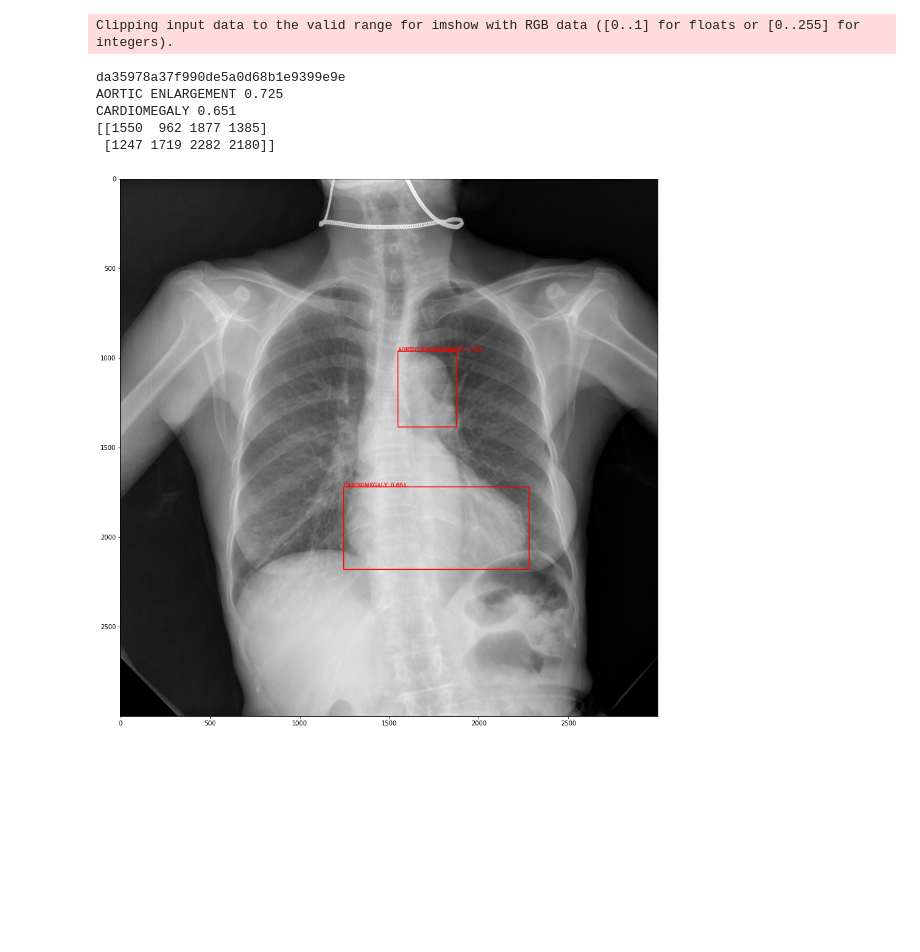
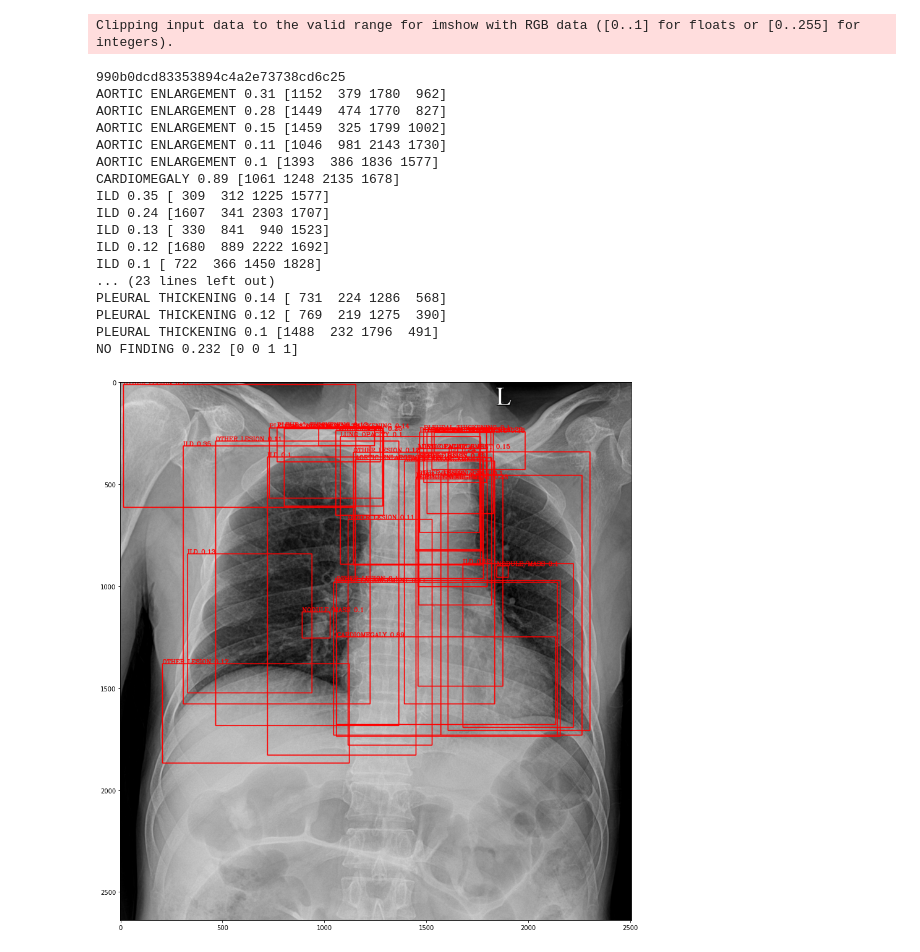
Before and after one commit to skull8888888/xray, a Jupyter notebook: predict.ipynb, the cells around one changed output. Saved outputs shown, nothing was run; the diff lists cells and outputs as text; code cells hidden in the pictures; blank space fills up the shorter version.

```diff
--- a/predict.ipynb
+++ b/predict.ipynb
@@ -18,7 +18,7 @@ from ensemble_boxes import *
 from matplotlib.pyplot import imshow
 from PIL import Image
 # %%
-def plot_image(img_path, boxes, labels):
+def plot_image(img_path, boxes, labels, scores,  score_thr=0.0):
 
     image = cv2.imread(img_path)
     image = cv2.cvtColor(image, cv2.COLOR_BGR2RGB)
@@ -43,12 +43,16 @@ def plot_image(img_path, boxes, labels):
         { 'id':14, 'name': 'No finding'},
     ]
 
-    plt.figure(figsize=(10,10))
+    plt.figure(figsize=(16,16))
 
-    for box,label in zip(boxes, labels):
+    for box, label, score in zip(boxes, labels, scores):
+
+        if score < score_thr:
+            continue
+
         cv2.rectangle(image, (box[0], box[1]), (box[2], box[3]), (225,0,0), 4)
-        label = categories[label]['name'].upper()
-#         print(label)
+        label = categories[label]['name'].upper() + " " + str(score)
+        print(label, box)
         cv2.putText(image,
                     label,
                     (box[0], box[1]),
@@ -277,39 +183,37 @@ Clipping input data to the valid range for imshow with RGB data ([0..1] for floa
 # %%
 sub = pd.read_csv('submission.csv')
 
-row = sub.iloc[24 - 1]
+row = sub.iloc[341 - 1]
 pred_string = row['PredictionString']
 image_id = row['image_id']
 print(image_id)
 img_path = 'vinbigdata/images/test/' + image_id + '.jpg'
 
-image = cv2.imread(img_path)
-image = cv2.cvtColor(image, cv2.COLOR_BGR2RGB)
-image = image / 255
-image = image.astype('float32')
-
-# boxes = np.array(boxes)
-# boxes
 pred = np.array(list(map(lambda x: float(x), pred_string.split(' '))))
 pred = pred.reshape(-1,6)
 
 boxes = pred[:, 2:].astype(int)
 scores = pred[:,1].astype(float)
 labels = pred[:,0].astype(int)
 
-boxes = boxes[scores > 0.5]
-labels = labels[scores > 0.5]
-scores = scores[scores > 0.5]
-
-
-plot_image(image, boxes, labels, scores)
-# boxes, labels
-print(boxes[scores > 0.01])
+plot_image(img_path, boxes, labels, scores, score_thr=0.1)
 # %% [output]
 Clipping input data to the valid range for imshow with RGB data ([0..1] for floats or [0..255] for integers).
-da35978a37f990de5a0d68b1e9399e9e
-AORTIC ENLARGEMENT 0.725
-CARDIOMEGALY 0.651
-[[1550  962 1877 1385]
- [1247 1719 2282 2180]]
+990b0dcd83353894c4a2e73738cd6c25
+AORTIC ENLARGEMENT 0.31 [1152  379 1780  962]
+AORTIC ENLARGEMENT 0.28 [1449  474 1770  827]
+AORTIC ENLARGEMENT 0.15 [1459  325 1799 1002]
+AORTIC ENLARGEMENT 0.11 [1046  981 2143 1730]
+AORTIC ENLARGEMENT 0.1 [1393  386 1836 1577]
+CARDIOMEGALY 0.89 [1061 1248 2135 1678]
+ILD 0.35 [ 309  312 1225 1577]
+ILD 0.24 [1607  341 2303 1707]
+ILD 0.13 [ 330  841  940 1523]
+ILD 0.12 [1680  889 2222 1692]
+ILD 0.1 [ 722  366 1450 1828]
+... (23 lines left out)
+PLEURAL THICKENING 0.14 [ 731  224 1286  568]
+PLEURAL THICKENING 0.12 [ 769  219 1275  390]
+PLEURAL THICKENING 0.1 [1488  232 1796  491]
+NO FINDING 0.232 [0 0 1 1]
-[figure, old version]
+[figure, new version]
```
Also changed, not shown: parts of 7 cells of this notebook, 7 other files.
